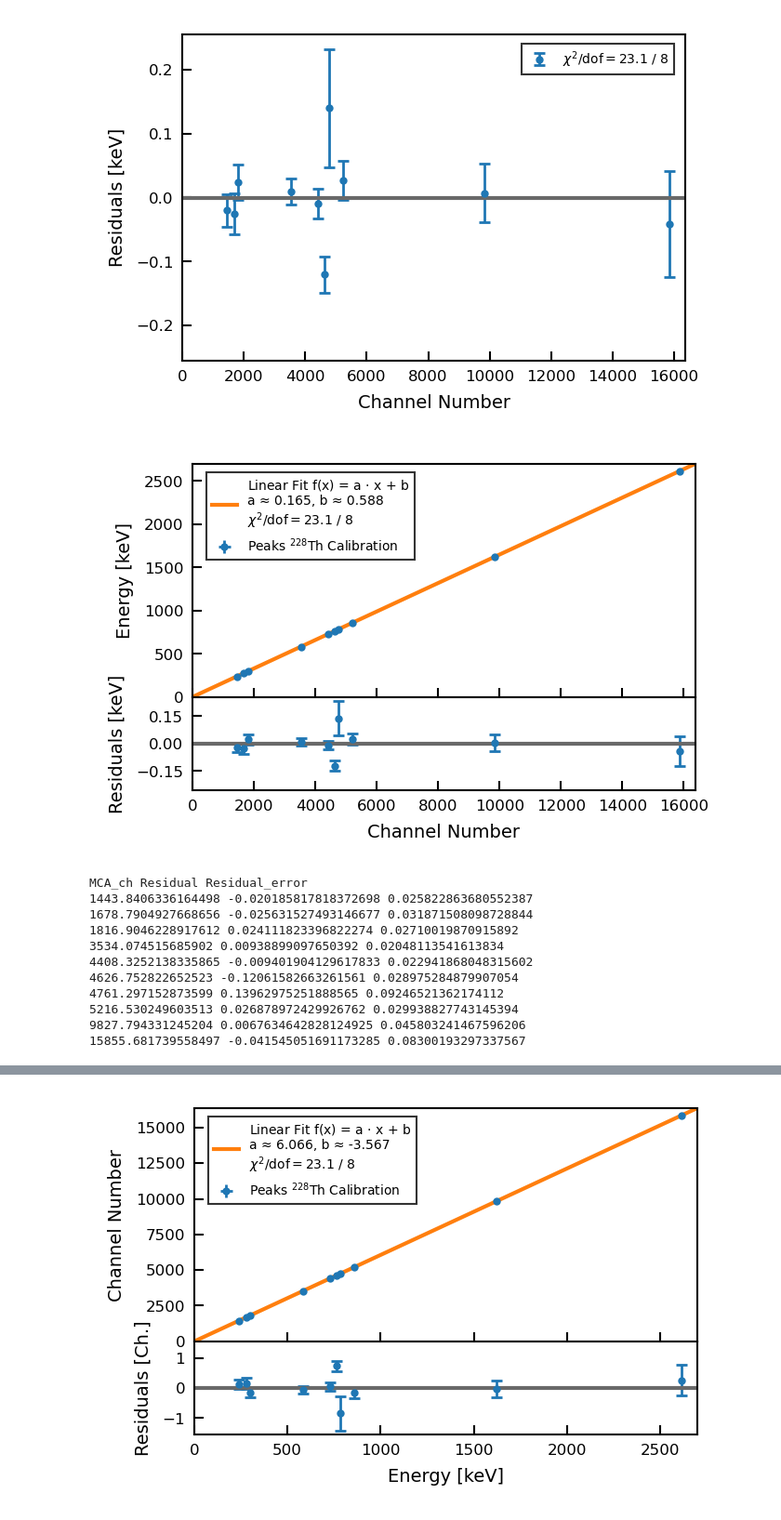
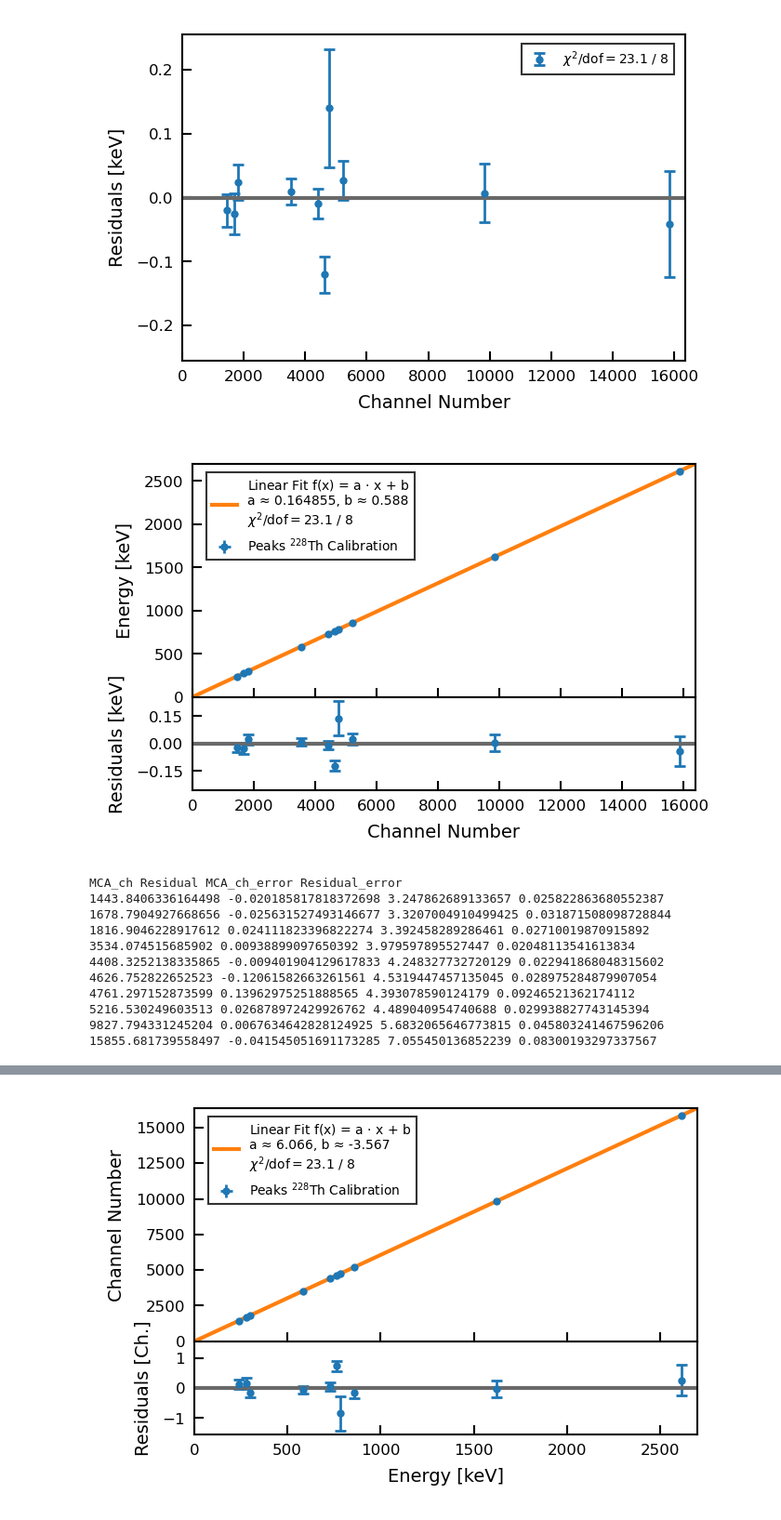
Before and after one commit to Physik-Institut-UZH/Gator_2020, a Jupyter notebook: Calibrations/2021.02.04/Calibration_Th228_20210204.ipynb, the cells around one changed output, grey strips where cells are left out. Shown at 93% size. Drawn from its saved outputs; the diff is of its cells as text; code cells hidden in the pictures.

Commit message:
Completed calibration files for 2021.02.04 and 2021.02.11.

```diff
--- a/Calibrations/2021.02.04/Calibration_Th228_20210204.ipynb
+++ b/Calibrations/2021.02.04/Calibration_Th228_20210204.ipynb
@@ -2042,50 +2042,51 @@ ax0 = plt.subplot(gs[0])
 ax0.errorbar(df_calibration.peak_position, df_calibration.e_lit,
              xerr = df_calibration.peak_width, yerr = df_calibration.e_err_lit,
              fmt = 'o', ms = 2, label = 'Peaks $^{228}$Th Calibration', linewidth=1)
 ax0.plot(np.linspace(0,16383,10), linFunc(np.linspace(0,16383,10), *popt),
-         label = 'Linear Fit f(x) = a $\cdot$ x + b\na ≈ '+str(round(popt[0],3))+', b ≈ '+str(round(popt[1],3))+
+         label = 'Linear Fit f(x) = a $\cdot$ x + b\na ≈ '+str(round(popt[0],6))+', b ≈ '+str(round(popt[1],3))+
          '\n$\chi^2 / \mathrm{dof} = $'+str(round(chi2,1))+' / '+str(int(dof)))
 ax0.set_ylabel('Energy [keV]')
 ax0.set_ylim(0, linFunc(16383, *popt))
 
 ax1 = plt.subplot(gs[1], sharex = ax0)
 ax1.errorbar(df_calibration.peak_position, residuals_e, yerr = residuals_e_err,
              fmt='o', ms=2, capsize=2, linewidth = 1, label = '$\chi^2 / \mathrm{dof} = $'+str(round(chi2,1))+' / '+str(int(dof)))
 ax1.axhline(y=np.mean(residuals_e), color = 'dimgray')
 plt.setp(ax0.get_xticklabels(), visible=False)
 yticks = ax1.yaxis.get_major_ticks()
 #yticks[-1].label1.set_visible(False)
 ax1.set_xlabel('Channel Number')
 ax1.set_ylabel('Residuals [keV]')
 val_lim = max(np.abs(1.1*np.max(residuals_e+residuals_e_err)), np.abs(1.1*np.min(residuals_e-residuals_e_err)))
 ax1.set_ylim(-val_lim, val_lim)
 ax1.set_yticks(np.arange(-0.15, 0.16, step=0.15))
 plt.xlim(0, 16383)
 
 legend = ax0.legend(loc=2, bbox_to_anchor=(0.015,0.99), frameon=True, shadow=False, edgecolor='black', fancybox=False)
 legend.get_frame().set_linewidth(0.75)
 
 plt.subplots_adjust(hspace=.0)
 if save_plots:
     plt.savefig(filename_suffix_save+'_calibration_fit_residuals.png', bbox_inches='tight')
 plt.show()
 # %% [output]
-[figure, old version]
+[figure, new version]
 # %%
-print('MCA_ch Residual Residual_error')
-out = np.array([np.array(df_calibration.peak_position), np.array(residuals_e), np.array(residuals_e_err)]).T
+print('MCA_ch Residual MCA_ch_error Residual_error')
+out = np.array([np.array(df_calibration.peak_position), np.array(residuals_e),
+                np.array(df_calibration.peak_width), np.array(residuals_e_err)]).T
 for el in out:
-    print(str(el[0])+' '+str(el[1])+' '+str(el[2])+' ')
+    print(str(el[0])+' '+str(el[1])+' '+str(el[2])+' '+str(el[3]))
 # %% [output]
-MCA_ch Residual Residual_error
-1443.8406336164498 -0.020185817818372698 0.025822863680552387
-1678.7904927668656 -0.025631527493146677 0.031871508098728844
-1816.9046228917612 0.024111823396822274 0.02710019870915892
-3534.074515685902 0.00938899097650392 0.02048113541613834
-4408.3252138335865 -0.009401904129617833 0.022941868048315602
-4626.752822652523 -0.12061582663261561 0.028975284879907054
-4761.297152873599 0.13962975251888565 0.09246521362174112
-5216.530249603513 0.026878972429926762 0.029938827743145394
-9827.794331245204 0.0067634642828124925 0.045803241467596206
-15855.681739558497 -0.041545051691173285 0.08300193297337567
+MCA_ch Residual MCA_ch_error Residual_error
+1443.8406336164498 -0.020185817818372698 3.247862689133657 0.025822863680552387
+1678.7904927668656 -0.025631527493146677 3.3207004910499425 0.031871508098728844
+1816.9046228917612 0.024111823396822274 3.392458289286461 0.02710019870915892
+3534.074515685902 0.00938899097650392 3.979597895527447 0.02048113541613834
+4408.3252138335865 -0.009401904129617833 4.248327732720129 0.022941868048315602
+4626.752822652523 -0.12061582663261561 4.5319447457135045 0.028975284879907054
+4761.297152873599 0.13962975251888565 4.393078590124179 0.09246521362174112
+5216.530249603513 0.026878972429926762 4.489040954740688 0.029938827743145394
+9827.794331245204 0.0067634642828124925 5.6832065646773815 0.045803241467596206
+15855.681739558497 -0.041545051691173285 7.055450136852239 0.08300193297337567
 # %%
```
Also changed, not shown: parts of 12 cells of this notebook, 13 other files.
